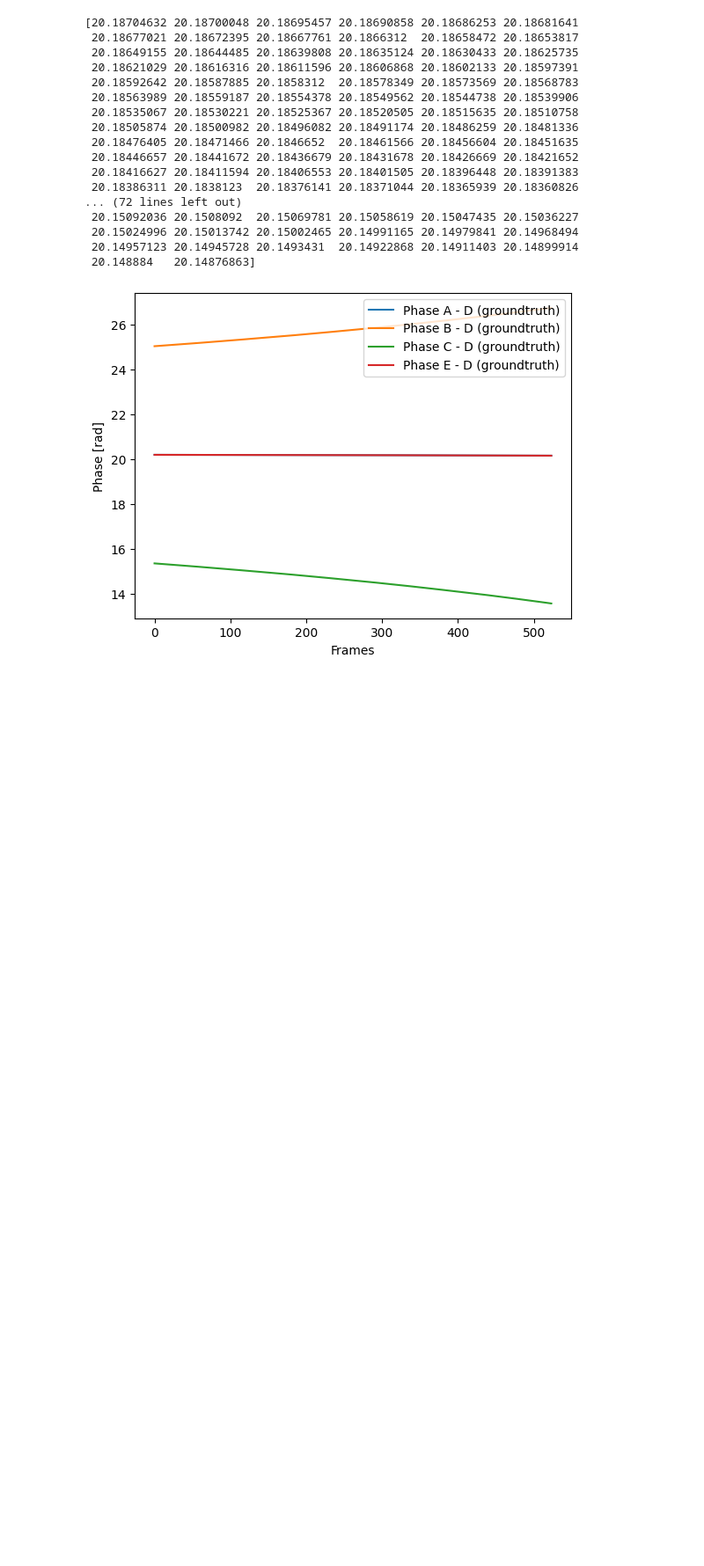
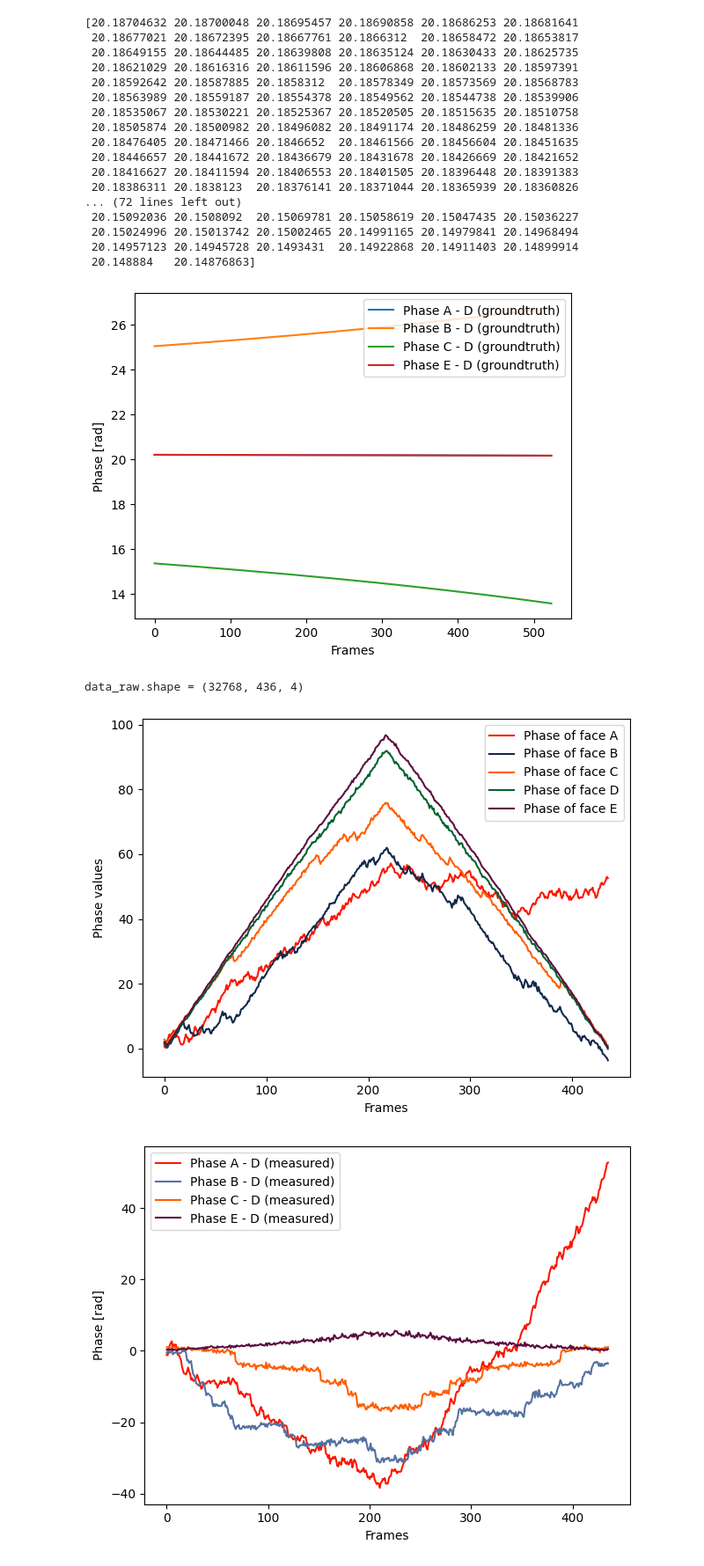
Before and after one commit to sohamc1/mmLand, a Jupyter notebook: 3d_method_full.ipynb, the cells around one changed output. Shown: that part at 88% size. Cells and saved outputs as stored; diff of their text form; code cells hidden in the pictures; blank space fills up the shorter version.

```diff
--- a/3d_method_full.ipynb
+++ b/3d_method_full.ipynb
@@ -849,3 +849,11 @@ print(dphi_a)
  20.14957123 20.14945728 20.1493431  20.14922868 20.14911403 20.14899914
  20.148884   20.14876863]
 [figure]
+# %%
+groundtruth_points = [(0,0,1.74), (-0.1,- 0.1, 1.64), (0, 0, 1.74)]
+
+full_processing("3D_angle_25-24GHz.pickle", 436, new_tag, groundtruth_points, 218)
+# %% [output]
+data_raw.shape = (32768, 436, 4)
+[figure, added]
+[figure, added]
```
Also changed, not shown: parts of 3 cells of this notebook.
